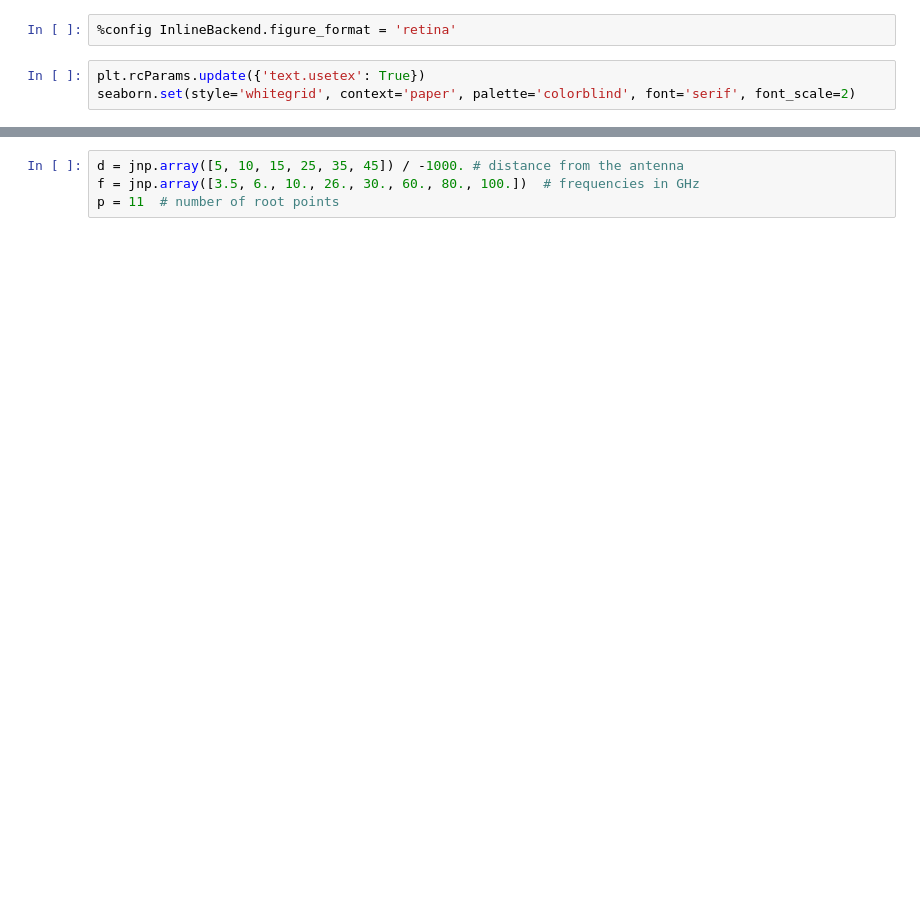
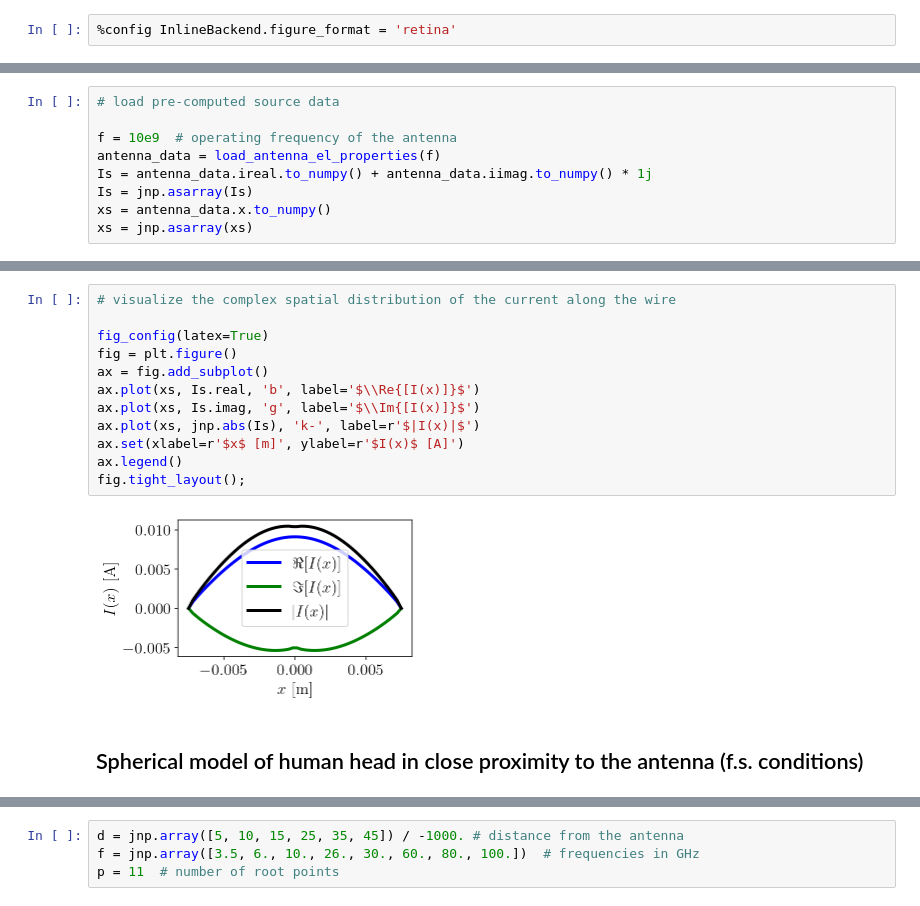
Before and after one commit to akapet00/EMF-exposure-analysis, a Jupyter notebook: notebooks/IEEE-Trans-EMC-paper.ipynb, the cells around one changed output, grey strips where cells are left out. Cells and saved outputs as stored; diff of their text form; blank space fills up the shorter version.

```diff
--- a/notebooks/IEEE-Trans-EMC-paper.ipynb
+++ b/notebooks/IEEE-Trans-EMC-paper.ipynb
@@ -20,5 +27,2 @@ from src.utils.integrate import elementwise_dblquad
 # %%
 %config InlineBackend.figure_format = 'retina'
-# %%
-plt.rcParams.update({'text.usetex': True})
-seaborn.set(style='whitegrid', context='paper', palette='colorblind', font='serif', font_scale=2)
@@ -24,0 +31,9 @@ seaborn.set(style='whitegrid', context='paper', palette='colorblind', font='seri
+# %%
+# load pre-computed source data
+
+f = 10e9  # operating frequency of the antenna
+antenna_data = load_antenna_el_properties(f)
+Is = antenna_data.ireal.to_numpy() + antenna_data.iimag.to_numpy() * 1j
+Is = jnp.asarray(Is)
+xs = antenna_data.x.to_numpy()
+xs = jnp.asarray(xs)
@@ -24,0 +42,16 @@ seaborn.set(style='whitegrid', context='paper', palette='colorblind', font='seri
+# %%
+# visualize the complex spatial distribution of the current along the wire
+
+fig_config(latex=True)
+fig = plt.figure()
+ax = fig.add_subplot()
+ax.plot(xs, Is.real, 'b', label='$\\Re{[I(x)]}$')
+ax.plot(xs, Is.imag, 'g', label='$\\Im{[I(x)]}$')
+ax.plot(xs, jnp.abs(Is), 'k-', label=r'$|I(x)|$')
+ax.set(xlabel=r'$x$ [m]', ylabel=r'$I(x)$ [A]')
+ax.legend()
+fig.tight_layout();
+# %% [output]
+[figure, added]
+# %% [markdown]
+## Spherical model of human head in close proximity to the antenna (f.s. conditions)
```
Also changed, not shown: parts of 21 cells of this notebook.
